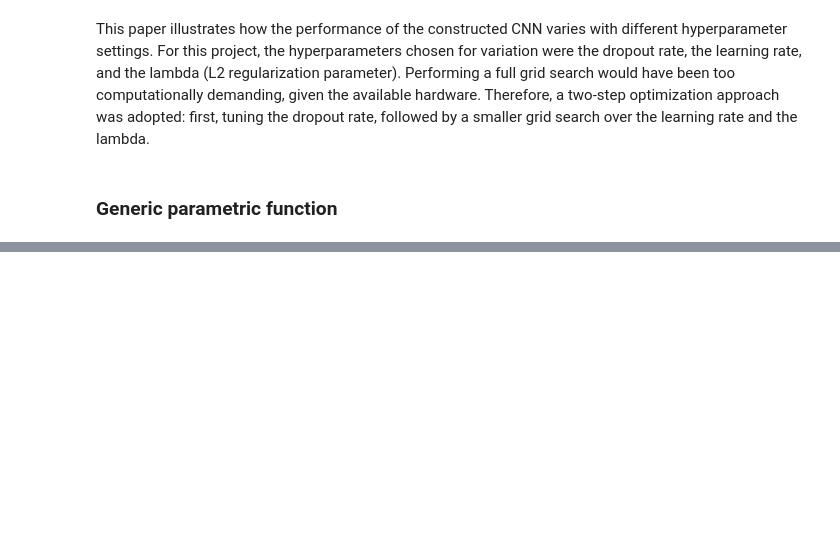
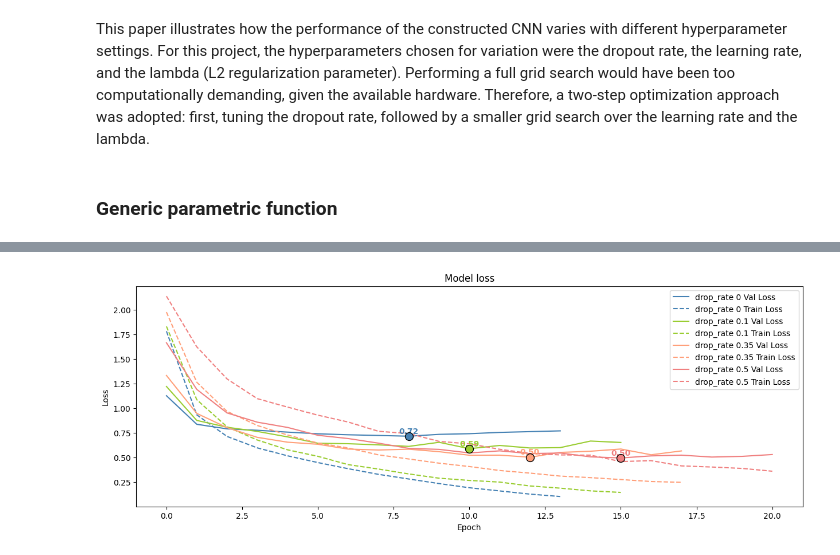
Before and after one commit to Stefano-Bozzi/LepidopterAI, a Jupyter notebook: training.ipynb, the cells around one changed output, grey strips where cells are left out. Cells and saved outputs as stored; diff of their text form; code cells hidden in the pictures; blank space fills up the shorter version.

```diff
--- a/training.ipynb
+++ b/training.ipynb
@@ -287,0 +469,30 @@ def build_cnn_model(
+# %%
+plt.figure(figsize=(15,5))
+colors = ['steelblue', 'yellowgreen', 'lightsalmon', 'lightcoral']
+
+for i in range(num_try):
+    # Plot validation loss
+    plt.plot(history_drop[i].history['val_loss'], label=f'drop_rate {dropout_rates[i]} Val Loss', color=colors[i])
+    # Plot training loss
+    plt.plot(history_drop[i].history['loss'], linestyle='--', label=f'drop_rate {dropout_rates[i]} Train Loss', color=colors[i])
+
+    # find best_epoch
+    best_epoch = history_drop[i].history['val_loss'].index(min(history_drop[i].history['val_loss']))
+    val_acc_best = history_drop[i].history['val_loss'][best_epoch]
+    train_acc_best = history_drop[i].history['loss'][best_epoch]
+
+    # show best point on curve
+    plt.scatter(best_epoch, val_acc_best, color=colors[i], edgecolor='black', s=100, zorder=5)
+    # value label
+    plt.text(best_epoch, val_acc_best + 0.01,
+             f'{val_acc_best:.2f}', color=colors[i],
+             ha='center', va='bottom', fontweight='bold')
+
+plt.title('Model loss')
+plt.ylabel('Loss')
+plt.xlabel('Epoch')
+plt.legend(loc='upper right')
+plt.savefig("drop_loss.png")
+plt.show()
+# %% [output]
+[figure, added]
```
Also changed, not shown: parts of 4 cells of this notebook.
